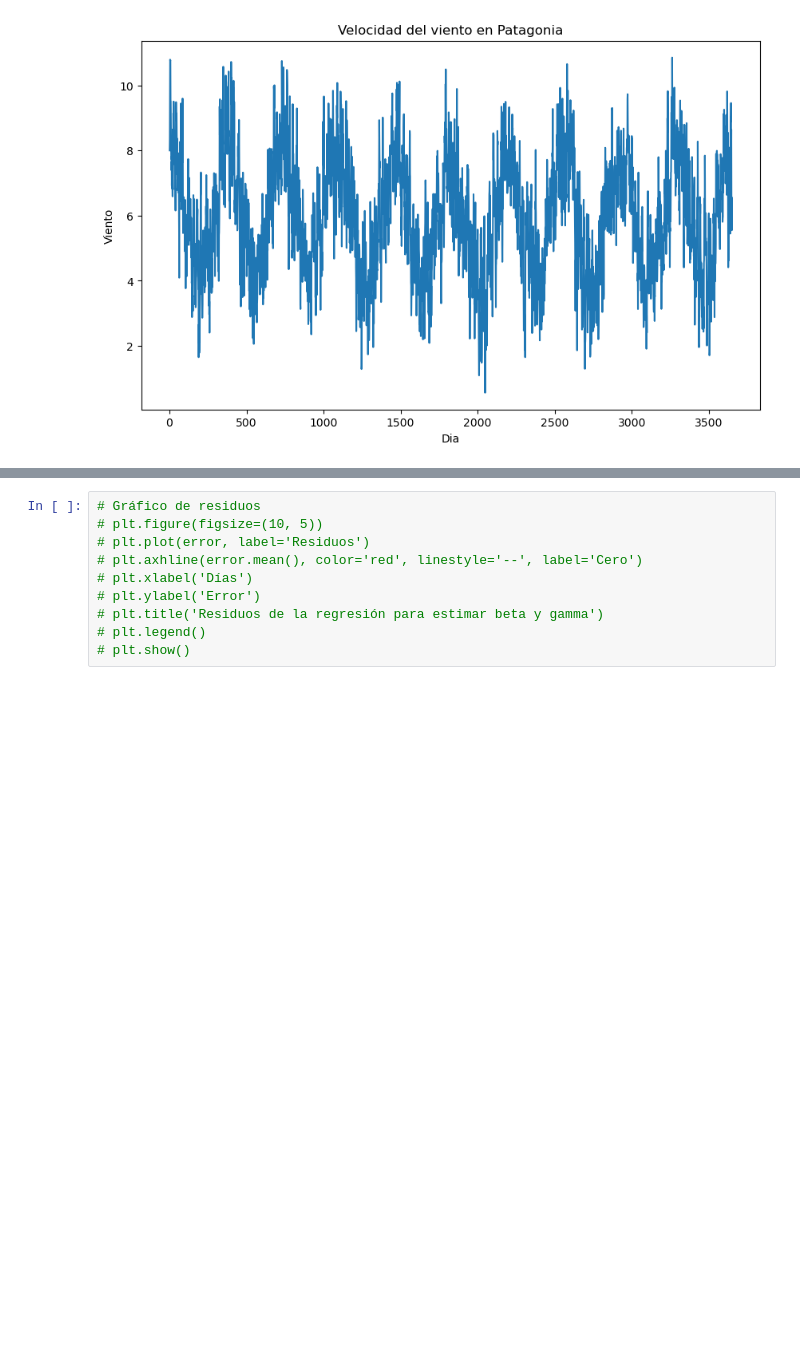
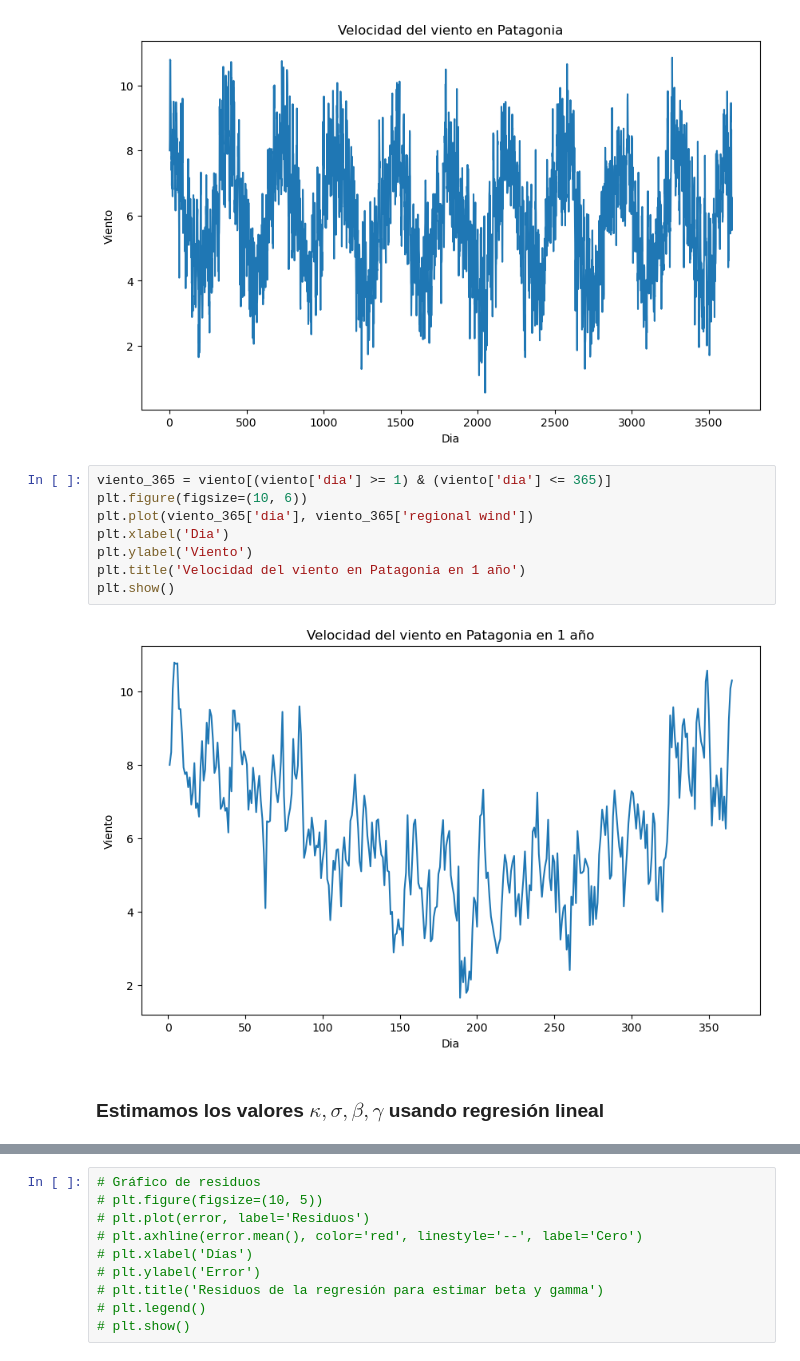
Before and after one commit to emi-verdun/Simulacion-Molino-ACN, a Jupyter notebook: simulacion.ipynb, the cells around one changed output, grey strips where cells are left out. Cells and saved outputs as stored; diff of their text form; blank space fills up the shorter version.

```diff
--- a/simulacion.ipynb
+++ b/simulacion.ipynb
@@ -56,4 +58,16 @@ plt.title('Velocidad del viento en Patagonia')
 plt.show()
 # %% [output]
 [figure]
+# %%
+viento_365 = viento[(viento['dia'] >= 1) & (viento['dia'] <= 365)]
+plt.figure(figsize=(10, 6))
+plt.plot(viento_365['dia'], viento_365['regional wind'])
+plt.xlabel('Dia')
+plt.ylabel('Viento')
+plt.title('Velocidad del viento en Patagonia en 1 año')
+plt.show()
+# %% [output]
+[figure, added]
+# %% [markdown]
+### Estimamos los valores $ \kappa, \sigma, \beta, \gamma $ usando regresión lineal
 # %%
```
Also changed, not shown: parts of 17 cells of this notebook.
